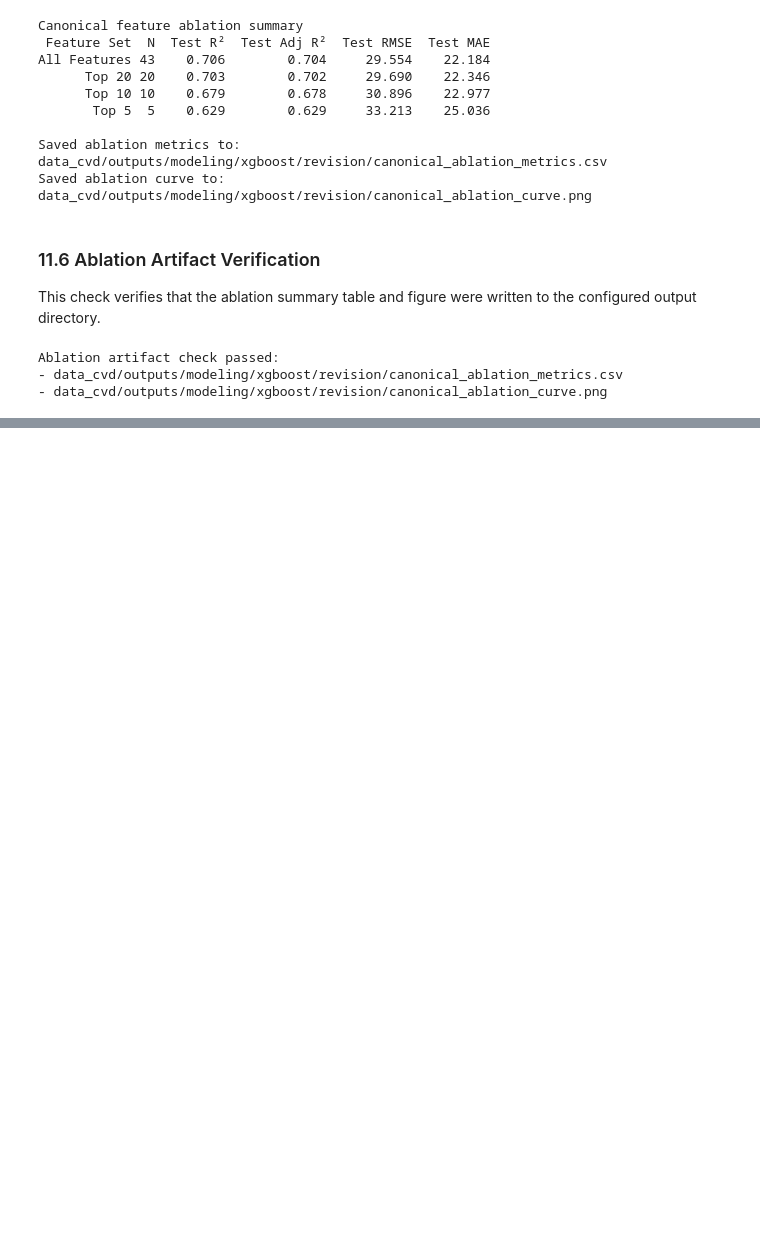
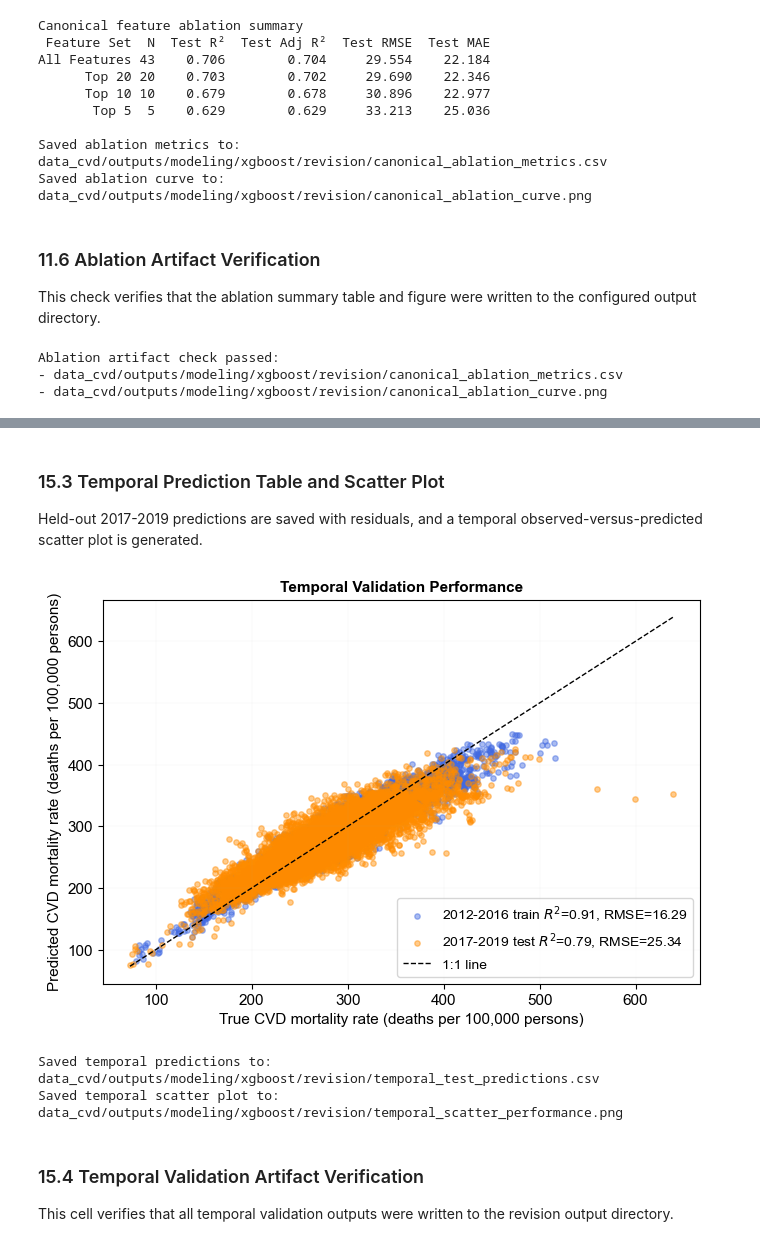
Before and after one commit to samyakshrestha/predicting-cvd, a Jupyter notebook: notebooks_cvd/10_revision_analyses.ipynb, the cells around one changed output, grey strips where cells are left out. Cells and saved outputs as stored; diff of their text form; code cells hidden in the pictures; blank space fills up the shorter version.

Commit message:
Perform extra analyses

```diff
--- a/notebooks_cvd/10_revision_analyses.ipynb
+++ b/notebooks_cvd/10_revision_analyses.ipynb
@@ -1130,0 +2210,63 @@ Ablation artifact check passed:
+# %% [markdown]
+### 15.3 Temporal Prediction Table and Scatter Plot
+
+Held-out 2017-2019 predictions are saved with residuals, and a temporal observed-versus-predicted scatter plot is generated.
+# %%
+temporal_predictions_path = OUTPUT_DIR / 'temporal_test_predictions.csv'
+temporal_predictions_df = save_prediction_table(
+    df_temporal_test,
+    y_temporal_test,
+    temporal_test_predictions,
+    temporal_predictions_path,
+)
+
+def save_temporal_scatter(y_train, train_predictions, y_test, test_predictions, output_path):
+    fig, ax = plt.subplots(figsize=(DOUBLE_COL_WIDTH, DOUBLE_COL_WIDTH * 0.7))
+    ax.scatter(
+        y_train,
+        train_predictions,
+        color='royalblue',
+        alpha=0.45,
+        s=15,
+        label=f'2012-2016 train $R^2$={r2_score(y_train, train_predictions):.2f}, RMSE={rmse_score(y_train, train_predictions):.2f}',
+    )
+    ax.scatter(
+        y_test,
+        test_predictions,
+        color='darkorange',
+        alpha=0.45,
+        s=15,
+        label=f'2017-2019 test $R^2$={r2_score(y_test, test_predictions):.2f}, RMSE={rmse_score(y_test, test_predictions):.2f}',
+    )
+    lower = min(np.min(y_train), np.min(y_test))
+    upper = max(np.max(y_train), np.max(y_test))
+    ax.plot([lower, upper], [lower, upper], linestyle='--', color='black', linewidth=1, label='1:1 line')
+    ax.set_xlabel('True CVD mortality rate (deaths per 100,000 persons)', fontsize=FONT_SIZE)
+    ax.set_ylabel('Predicted CVD mortality rate (deaths per 100,000 persons)', fontsize=FONT_SIZE)
+    ax.set_title('Temporal Validation Performance', fontsize=FONT_SIZE, fontweight='bold')
+    ax.legend(fontsize=10, frameon=True, loc='lower right')
+    ax.grid(axis='both', linewidth=0.15, alpha=0.3)
+    plt.tight_layout()
+    plt.savefig(output_path, dpi=DPI, bbox_inches='tight')
+    plt.show()
+
+
+temporal_scatter_path = OUTPUT_DIR / 'temporal_scatter_performance.png'
+save_temporal_scatter(
+    y_temporal_train,
+    temporal_train_predictions,
+    y_temporal_test,
+    temporal_test_predictions,
+    temporal_scatter_path,
+)
+
+print(f'Saved temporal predictions to: {project_relative_path(temporal_predictions_path)}')
+print(f'Saved temporal scatter plot to: {project_relative_path(temporal_scatter_path)}')
+# %% [output]
+[figure, added]
+Saved temporal predictions to: data_cvd/outputs/modeling/xgboost/revision/temporal_test_predictions.csv
+Saved temporal scatter plot to: data_cvd/outputs/modeling/xgboost/revision/temporal_scatter_performance.png
+# %% [markdown]
+### 15.4 Temporal Validation Artifact Verification
+
+This cell verifies that all temporal validation outputs were written to the revision output directory.
```
Also changed, not shown: parts of 44 cells of this notebook, 4 other files.
